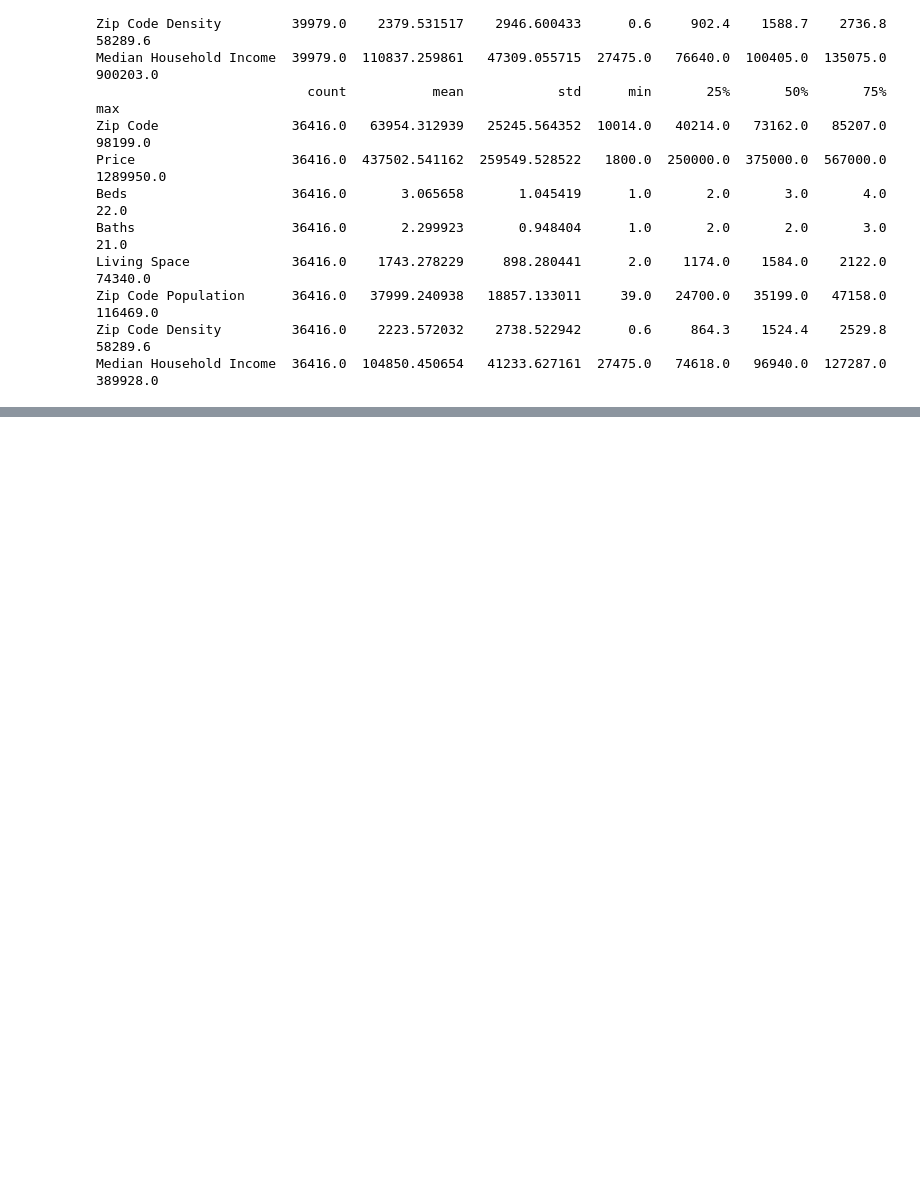
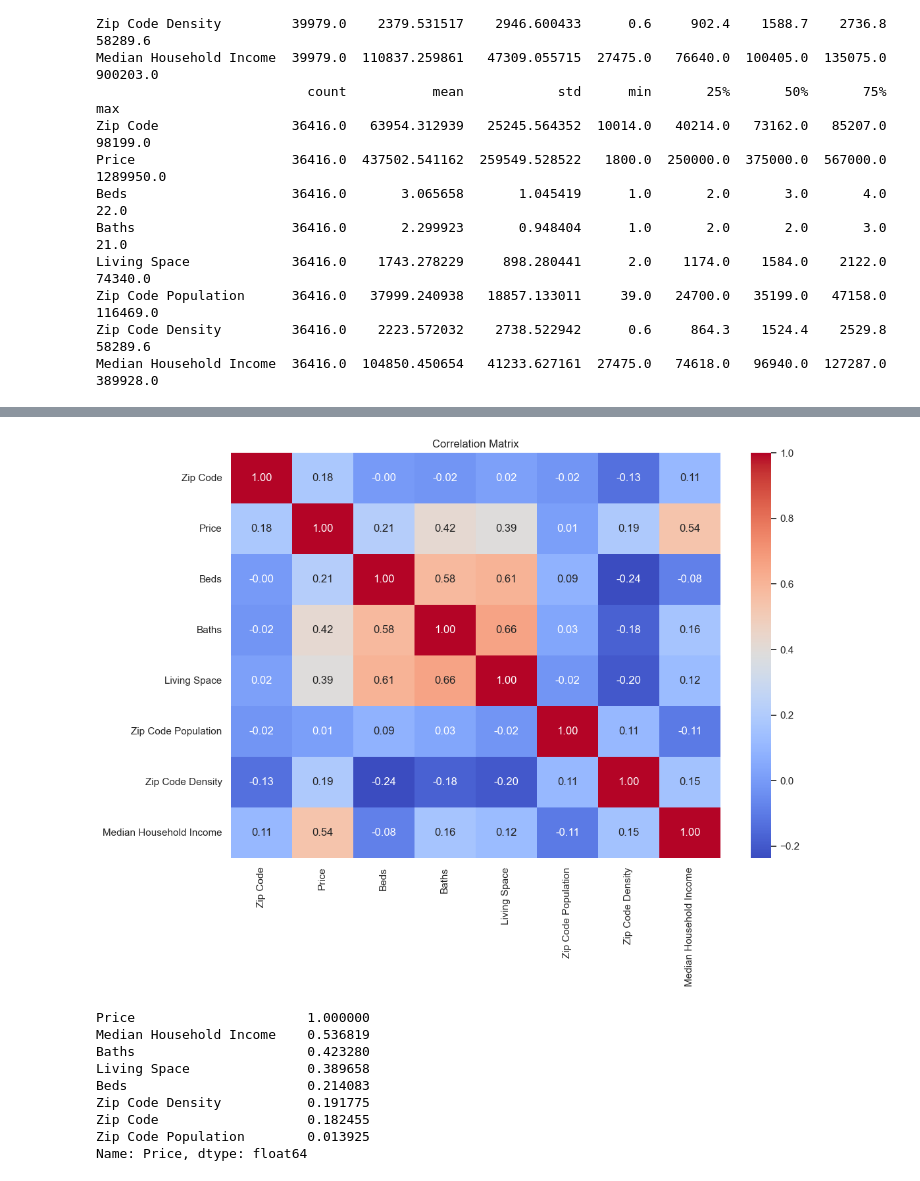
Before and after one commit to etimexo/American_housing, a Jupyter notebook: project.ipynb, the cells around one changed output, grey strips where cells are left out. Cells and saved outputs as stored; diff of their text form; code cells hidden in the pictures; blank space fills up the shorter version.

```diff
--- a/project.ipynb
+++ b/project.ipynb
@@ -97,0 +109,28 @@ Median Household Income  36416.0  104850.450654   41233.627161  27475.0   74618.
+# %%
+# Check correlation between numerical columns with respect to the each other
+
+# Select only numeric columns
+numeric_cols = df_mod.select_dtypes(include=['float64', 'int64']).columns
+
+# Calculate the correlation matrix for numeric columns
+corr_matrix = df_mod[numeric_cols].corr()
+
+# Visualize the correlation matrix using a heatmap
+plt.figure(figsize=(12, 8))
+sns.heatmap(corr_matrix, annot=True, cmap='coolwarm', fmt='.2f')
+plt.title('Correlation Matrix')
+plt.show()
+
+# Print the correlation values of all features with respect to 'Price'
+print(corr_matrix['Price'].sort_values(ascending=False))
+# %% [output]
+[figure, added]
+Price                      1.000000
+Median Household Income    0.536819
+Baths                      0.423280
+Living Space               0.389658
+Beds                       0.214083
+Zip Code Density           0.191775
+Zip Code                   0.182455
+Zip Code Population        0.013925
+Name: Price, dtype: float64
```
Also changed, not shown: parts of 11 cells of this notebook.
